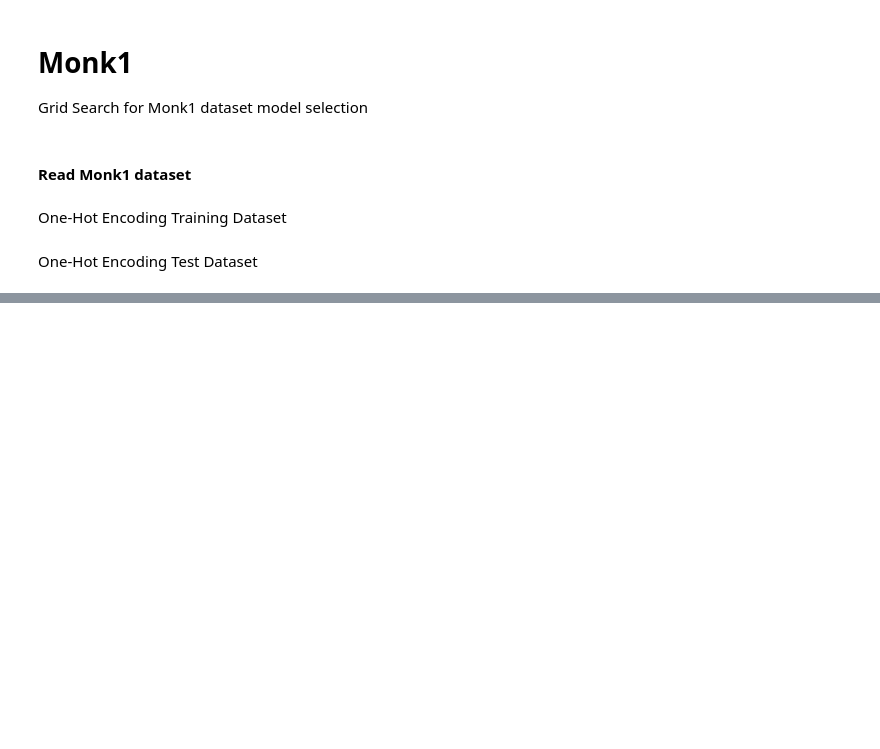
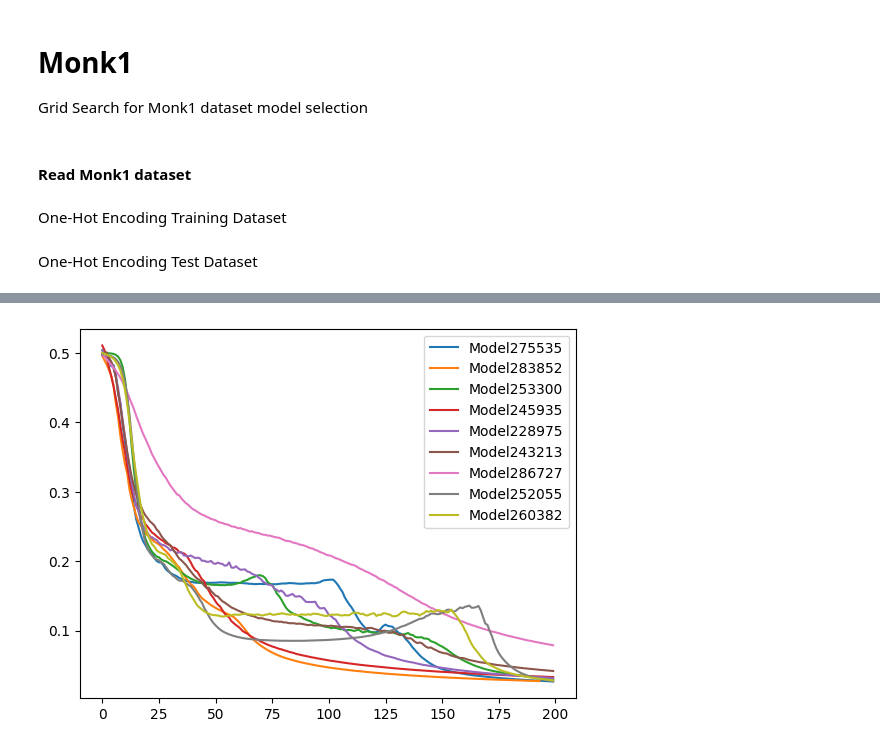
Before and after one commit to exclusiveAI/MLProject, a Jupyter notebook: Notebooks/Monk1.ipynb, the cells around one changed output, grey strips where cells are left out. Saved outputs shown, nothing was run; the diff lists cells and outputs as text; code cells hidden in the pictures; blank space fills up the shorter version.

Commit message:
Monk1 notebook

```diff
--- a/Notebooks/Monk1.ipynb
+++ b/Notebooks/Monk1.ipynb
@@ -11,7 +15,7 @@ import numpy as np
 # %% [markdown]
 #### Read Monk1 dataset
 # %%
-training_data, training_labels, test_data, test_labels = read_monk1("exclusiveAI/datasets/")
+training_data, training_labels, test_data, test_labels = read_monk1("../exclusiveAI/datasets/")
 # %% [markdown]
 One-Hot Encoding Training Dataset
 # %%
@@ -52,7 +28,0 @@ HoldOut validation with our configurations
-# %%
-batch_size=32
-epochs=200
-configs=[]
-if __name__ == '__main__':
-    for i in range(buckets):
-        configs.append(parallel_hold_out(bucket[i], training=training_data, training_target=training_labels, epochs=epochs, batch_size=batch_size, all_models=True, num_models=500//buckets))
@@ -62,0 +77,24 @@ configs.to_json('monk1_models_configurations.json')
+# %%
+models = []
+with tqdm(total=len(configs)) as pbar:
+    for config in configs:
+        model = Composer(config=config).compose()
+        model.train(inputs=training_data, input_label=training_labels, epochs=epochs, batch_size=batch_size, name=config['model_name'], disable_line=True)
+        test_val = model.evaluate(input=test_data, input_label=test_labels)
+        models.append((model.get_last()['mse'], np.std(np.array(model.history['mee'])), model.get_last()['binary_accuracy'], test_val[0], test_val[1], model.curr_epoch, model.history['mae'], Composer(config=config).compose(), config, config['num_layers'], config['num_of_units'], config['model_name']))
+        pbar.update(1)
+
+# Convert the list of tuples to a DataFrame with one column for each element in the tuple
+df = pd.DataFrame(models, columns=['Score', 'History_Std', 'Accuracy', 'Test_Score', 'Test_Accuracy', 'Trained_Epochs', 'History', 'Model', 'Config', 'Num_Layers', 'Num_of_Units', 'Name'])
+# %%
+# Sort the DataFrame by the first element in the tuple (column 'Value')
+
+df_sorted = df.sort_values(by=['Num_Layers', 'Score', 'Test_Score', 'History_Std'])
+df_sorted = df_sorted[df_sorted['Accuracy'] >= 1]
+df_sorted = df_sorted[df_sorted['Test_Accuracy'] >= 1]
+df_sorted = df_sorted[df_sorted['History_Std'] <= 0.11]
+# df_sorted = df_sorted[df_sorted['Num_Layers'] <= 1]
+# df_sorted['Num_of_Units'] = [value[0] for value in df_sorted['Num_of_Units']]
+# df_sorted = df_sorted[df_sorted['Num_of_Units'] == 4]
+histories = {row[0]: row[1] for row in df_sorted[['Name', 'History']].values}
+df_sorted
@@ -62,0 +112,4 @@ configs.to_json('monk1_models_configurations.json')
+# %%
+plot_history(histories)
+# %% [output]
+[figure, added]
```
Also changed, not shown: parts of 7 cells of this notebook, 18 other files.
